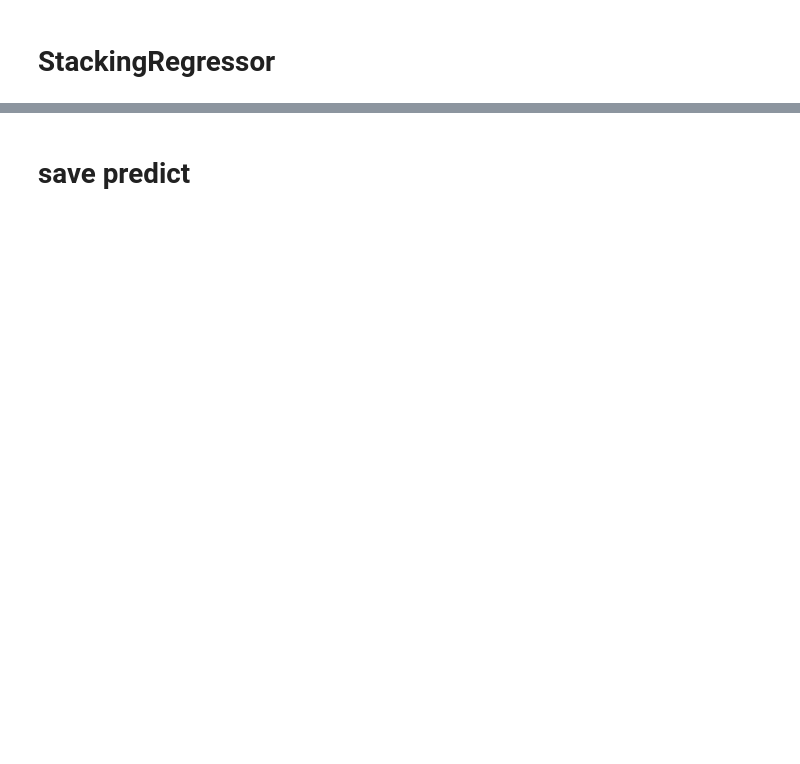
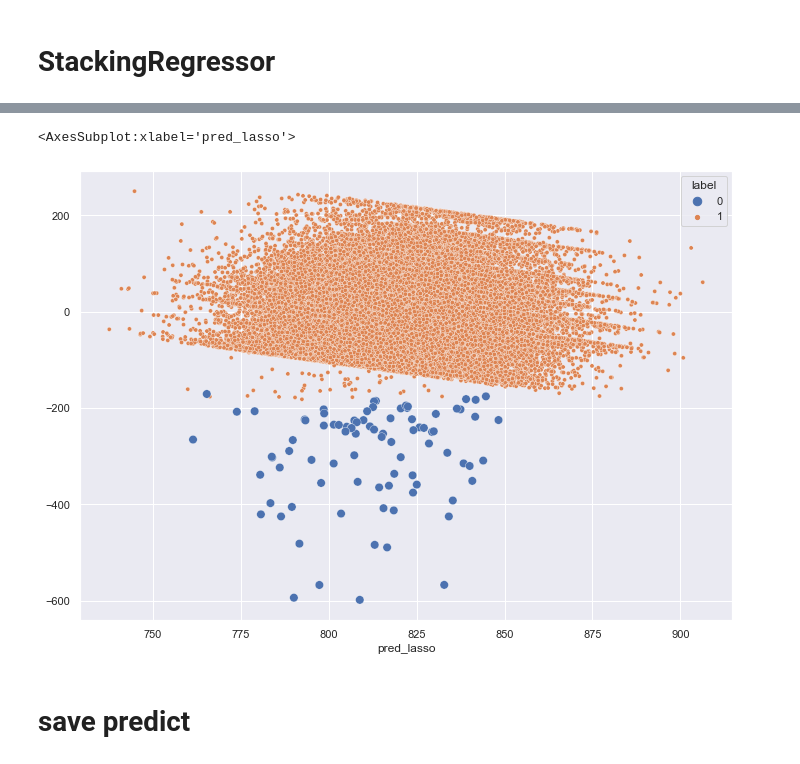
Before and after one commit to user-vi/Kaggle_30DaysOfML, a Jupyter notebook: ensemble.ipynb, the cells around one changed output, grey strips where cells are left out. Cells and saved outputs as stored; diff of their text form; code cells hidden in the pictures; blank space fills up the shorter version.

```diff
--- a/ensemble.ipynb
+++ b/ensemble.ipynb
@@ -345,0 +379,7 @@ array([804.84934709, 839.50664185, 840.10554623, ..., 848.1891627 ,
+# %%
+sns.set(rc={'figure.figsize':(11.7,8.27)})
+residuals = train_ensemble['target'] - train_ensemble['pred_lasso']
+sns.scatterplot(train_ensemble['pred_lasso'], residuals, hue = train_ensemble['label'], size=train_ensemble['label'])
+# %% [output]
+<AxesSubplot:xlabel='pred_lasso'>
+[figure, added]
```
Also changed, not shown: parts of 46 cells of this notebook.
